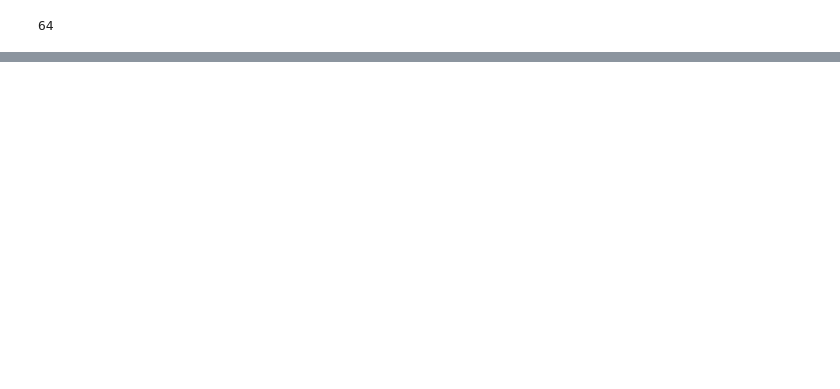
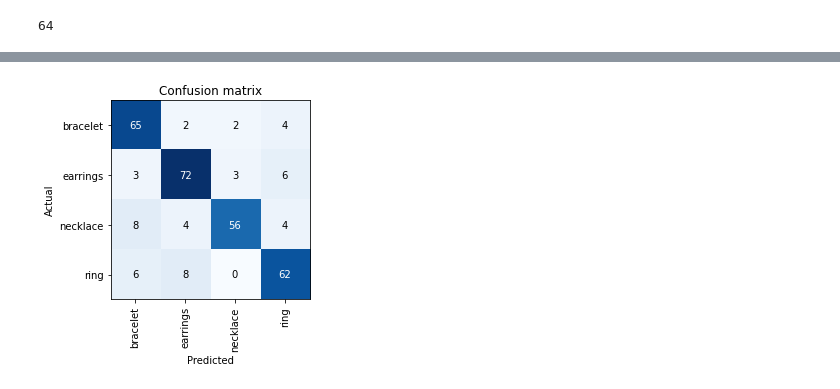
Before and after one commit to kangand/1000ml, a Jupyter notebook: Assignment_7/Draft_Model.ipynb, the cells around one changed output, grey strips where cells are left out. Drawn from its saved outputs; the diff is of its cells as text; code cells hidden in the pictures; blank space fills up the shorter version.

```diff
--- a/Assignment_7/Draft_Model.ipynb
+++ b/Assignment_7/Draft_Model.ipynb
@@ -349,0 +119,6 @@ VGG16 is the better CNN.
+# %%
+%%time
+
+learn4 = create_cnn(data, densenet121, metrics=accuracy)
+
+learn4.fit_one_cycle(4)
@@ -349,0 +134,4 @@ VGG16 is the better CNN.
+# %%
+interp4 = ClassificationInterpretation.from_learner(learn4)
+interp4.plot_confusion_matrix()
+# %% [output]
@@ -349,0 +139 @@ VGG16 is the better CNN.
+[figure, added]
```
Also changed, not shown: parts of 36 cells of this notebook.
